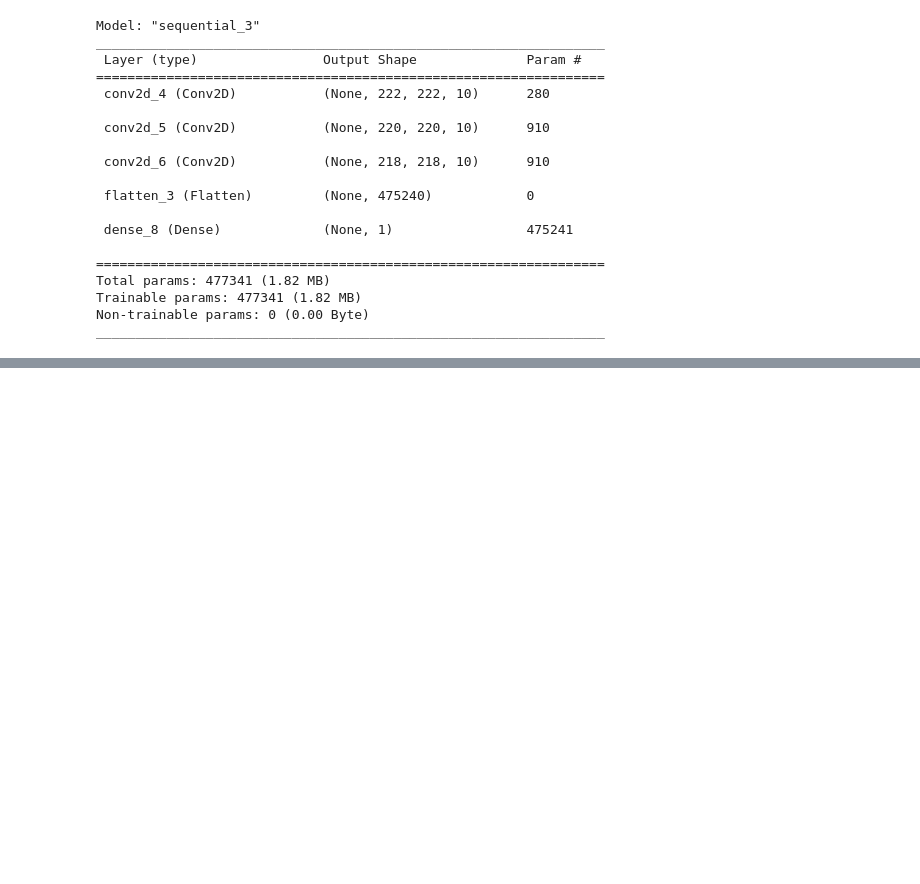
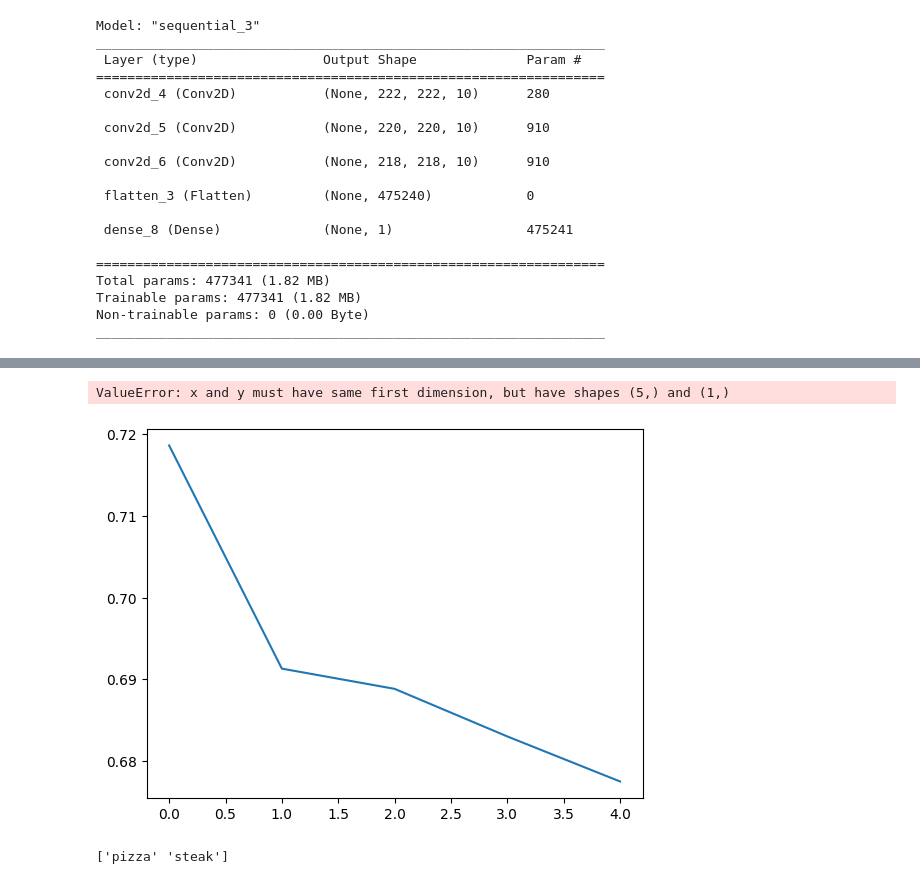
Before and after one commit to Gaurangg1404/learning-AI-ML, a Jupyter notebook: CVday1.ipynb, the cells around one changed output, grey strips where cells are left out. Cells and saved outputs as stored; diff of their text form; code cells hidden in the pictures; blank space fills up the shorter version.

```diff
--- a/CVday1.ipynb
+++ b/CVday1.ipynb
@@ -561,0 +649,9 @@ train_datagen = ImageDataGenerator(rescale=1/255.)
+# %%
+plot_loss_curves(history_6)
+# %% [output]
+ValueError: x and y must have same first dimension, but have shapes (5,) and (1,)
+[figure, added]
+# %%
+print(class_names)
+# %% [output]
+['pizza' 'steak']
```
Also changed, not shown: parts of 63 cells of this notebook.
